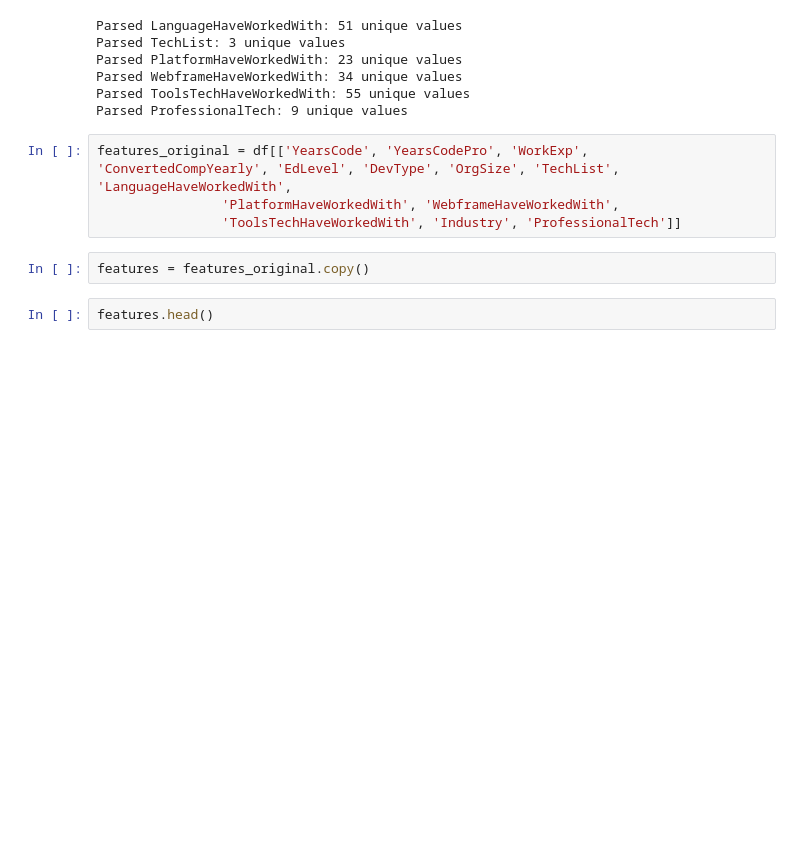
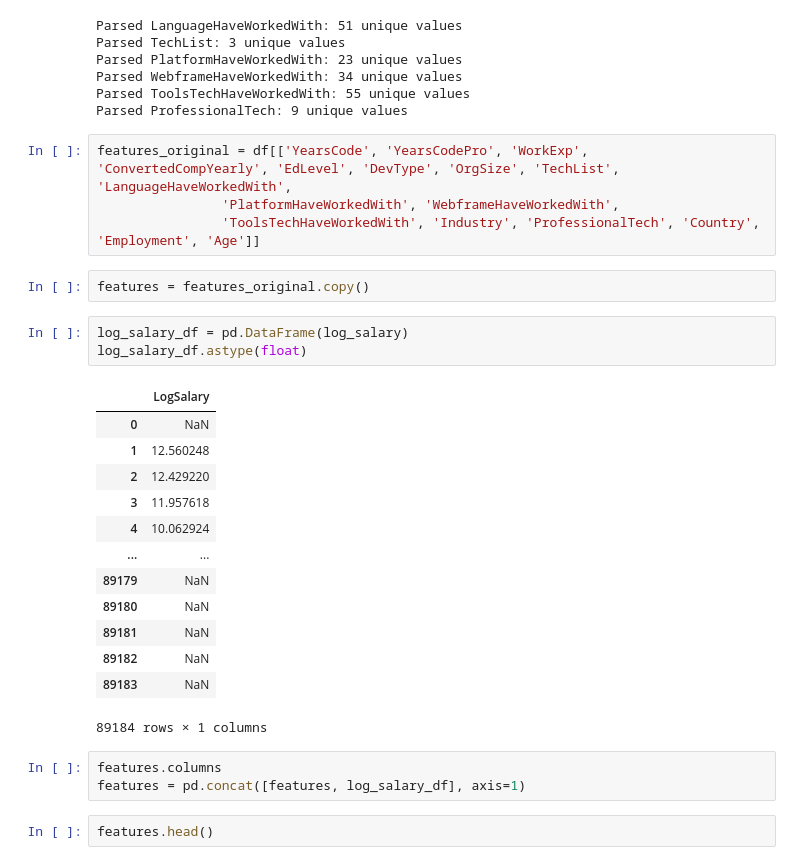
Before and after one commit to hasn77/Stack-Overflow-Survey-Dataset-Model, a Jupyter notebook: getting_started.ipynb, the cells around one changed output. Drawn from its saved outputs; the diff is of its cells as text; blank space fills up the shorter version.

```diff
--- a/getting_started.ipynb
+++ b/getting_started.ipynb
@@ -249,9 +260,29 @@ Parsed ProfessionalTech: 9 unique values
 # %%
 features_original = df[['YearsCode', 'YearsCodePro', 'WorkExp', 'ConvertedCompYearly', 'EdLevel', 'DevType', 'OrgSize', 'TechList', 'LanguageHaveWorkedWith',
                 'PlatformHaveWorkedWith', 'WebframeHaveWorkedWith',
-                'ToolsTechHaveWorkedWith', 'Industry', 'ProfessionalTech']]
+                'ToolsTechHaveWorkedWith', 'Industry', 'ProfessionalTech', 'Country', 'Employment', 'Age']]
 # %%
 features = features_original.copy()
+# %%
+log_salary_df = pd.DataFrame(log_salary)
+log_salary_df.astype(float)
+# %% [output]
+|  | LogSalary |
+| 0 | NaN |
+| 1 | 12.560248 |
+| 2 | 12.429220 |
+| 3 | 11.957618 |
+| 4 | 10.062924 |
+| ... | ... |
+| 89179 | NaN |
+| 89180 | NaN |
+| 89181 | NaN |
+| 89182 | NaN |
+| 89183 | NaN |
+89184 rows × 1 columns
+# %%
+features.columns
+features = pd.concat([features, log_salary_df], axis=1)
 # %%
 features.head()
 # %% [output]
```
Also changed, not shown: parts of 23 cells of this notebook, 1 other file.
